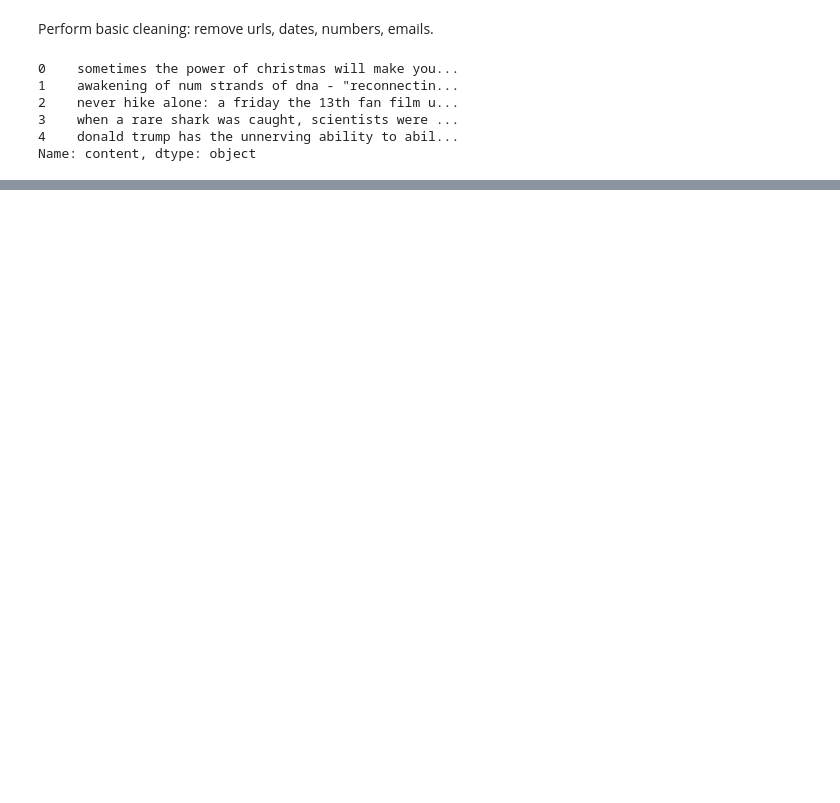
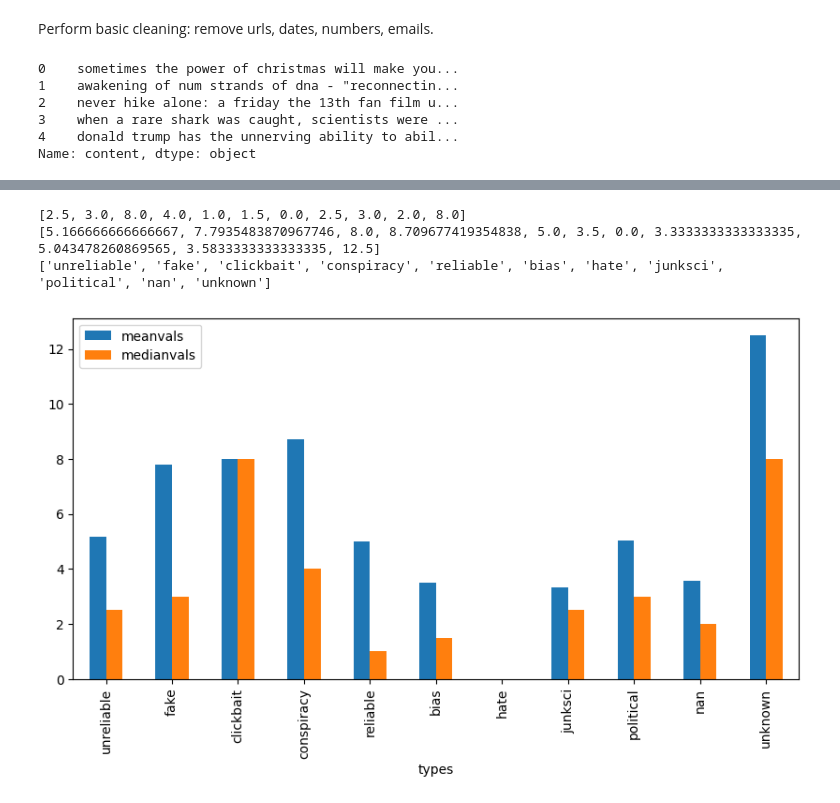
Before and after one commit to mikkel-kjaerulf/fake_news_detector, a Jupyter notebook: main.ipynb, the cells around one changed output, grey strips where cells are left out. Cells and saved outputs as stored; diff of their text form; code cells hidden in the pictures; blank space fills up the shorter version.

```diff
--- a/main.ipynb
+++ b/main.ipynb
@@ -94,0 +149,40 @@ Name: content, Length: 250, dtype: object
+# %%
+def barplot_keyword_type(keyword):
+    tuple_array = pair_keyword_type(keyword)
+    rawdict = {}
+    for i in range(0,len(tuple_array)):
+        if tuple_array[i][1] not in rawdict:
+            rawdict[tuple_array[i][1]] = [tuple_array[i][0]]
+        else:
+            rawdict[tuple_array[i][1]].append(tuple_array[i][0])
+
+    meandict={}
+    for i in rawdict:
+        meandict[i] = np.mean(rawdict[i])
+    mediandict={}
+    for i in rawdict:
+        mediandict[i] = np.median(rawdict[i])
+    meanvals =[]
+    medianvals=[]
+    for i in mediandict:
+        medianvals.append(mediandict[i])
+    for i in meandict:
+        meanvals.append(meandict[i])
+    types = list(mediandict.keys())
+    types = [str(i) for i in types]
+    print(medianvals)
+    print(meanvals)
+    print(types)
+    df = pd.DataFrame({
+    'types': types,
+    'meanvals': meanvals,
+    'medianvals': medianvals
+    })
+    df.plot(x="types", y=["meanvals", "medianvals"], kind="bar", figsize=(10,5))
+# %%
+barplot_keyword_type('num')
+# %% [output]
+[2.5, 3.0, 8.0, 4.0, 1.0, 1.5, 0.0, 2.5, 3.0, 2.0, 8.0]
+[5.166666666666667, 7.7935483870967746, 8.0, 8.709677419354838, 5.0, 3.5, 0.0, 3.3333333333333335, 5.043478260869565, 3.5833333333333335, 12.5]
+['unreliable', 'fake', 'clickbait', 'conspiracy', 'reliable', 'bias', 'hate', 'junksci', 'political', 'nan', 'unknown']
+[figure, added]
```
Also changed, not shown: parts of 13 cells of this notebook.
